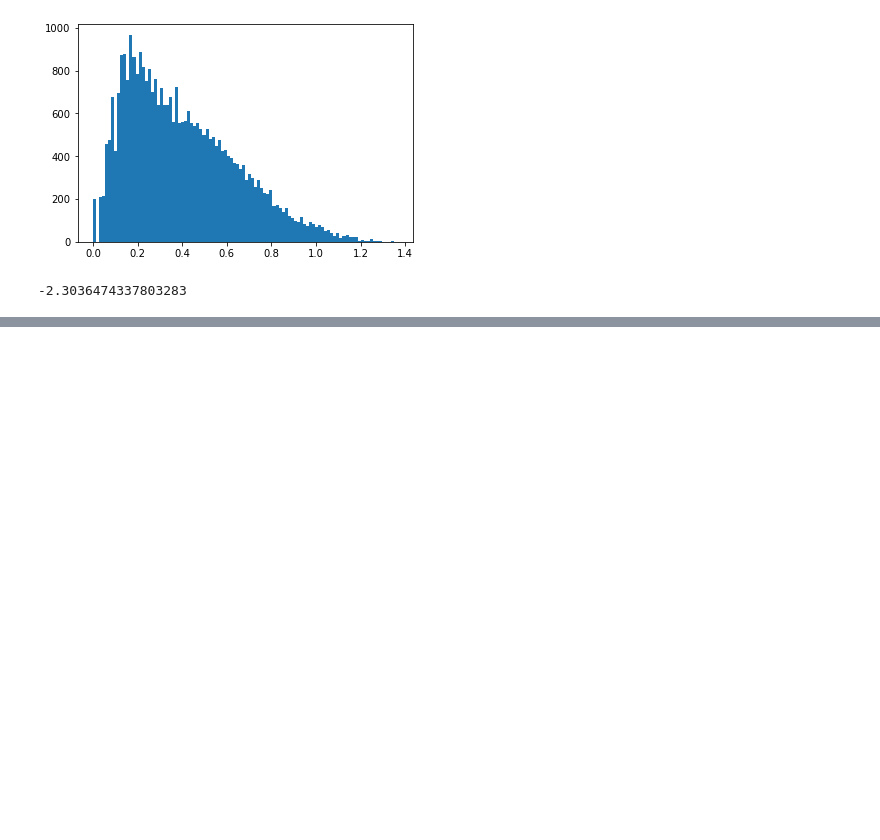
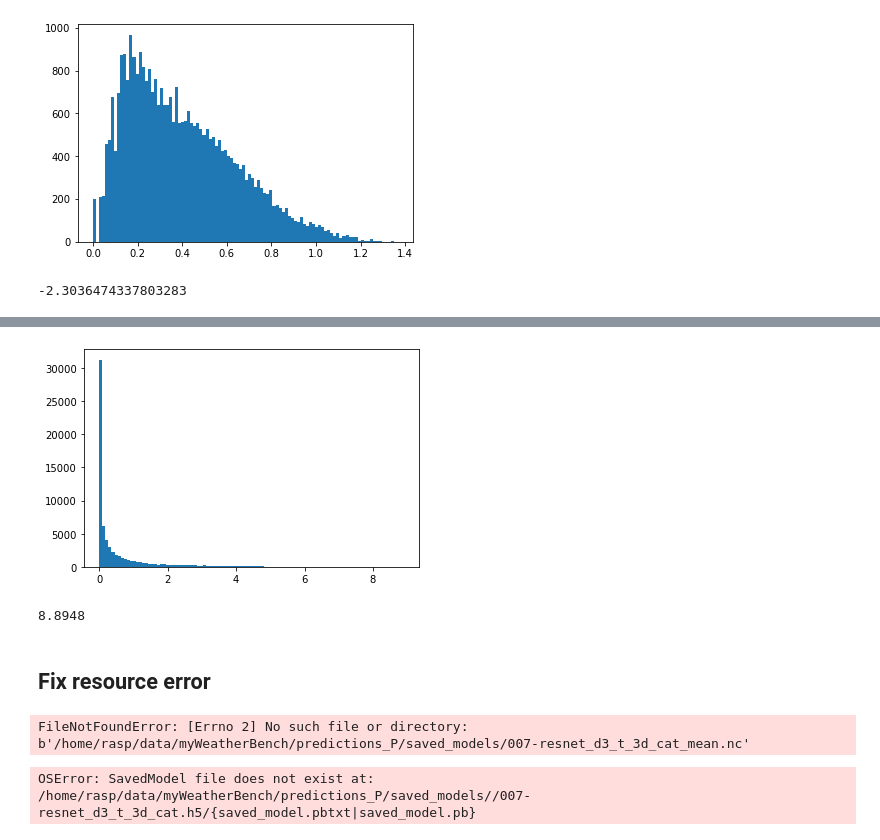
Before and after one commit to sagar-garg/WeatherBench, a Jupyter notebook: devlog/32-categorical.ipynb, the cells around one changed output, grey strips where cells are left out. Drawn from its saved outputs; the diff is of its cells as text; code cells hidden in the pictures; blank space fills up the shorter version.

Commit message:
Fixed categorical predictions; started tp parametric

```diff
--- a/devlog/32-categorical.ipynb
+++ b/devlog/32-categorical.ipynb
@@ -588,0 +593,9 @@ y
+# %%
+args = load_args('../nn_configs/P/009-resnet_d3_tp_3d_cat.yml')
+args['train_years'] = ['2015', '2015']
+args['valid_years'] = ['2015', '2015']
+args['test_years'] = ['2015', '2015']
+args['data_subsample'] = 24
+# args['output_vars'] = ['z_500', 't_850']
+# %%
+dg_train, dg_valid, dg_test = load_data(**args)
@@ -588,0 +608,23 @@ y
+# %%
+X, y = dg_train[0]
+# %%
+plt.hist(y.flatten(), bins=100);
+# %% [output]
+[figure, added]
+# %%
+y.max()
+# %% [output]
+8.8948
+# %% [markdown]
+## Fix resource error
+# %%
+args = load_args('../nn_configs/P/007-resnet_d3_t_3d_cat.yml')
+args['ext_mean'] = xr.open_dataarray(f"{args['model_save_dir']}/{args['exp_id']}_mean.nc")
+args['ext_std'] = xr.open_dataarray(f"{args['model_save_dir']}/{args['exp_id']}_std.nc")
+dg_test = load_data(**args, only_test=True)
+# %% [output]
+FileNotFoundError: [Errno 2] No such file or directory: b'/home/rasp/data/myWeatherBench/predictions_P/saved_models/007-resnet_d3_t_3d_cat_mean.nc'
+# %%
+model = load_model(args)
+# %% [output]
+OSError: SavedModel file does not exist at: /home/rasp/data/myWeatherBench/predictions_P/saved_models//007-resnet_d3_t_3d_cat.h5/{saved_model.pbtxt|saved_model.pb}
```
Also changed, not shown: parts of 7 cells of this notebook, 8 other files.
